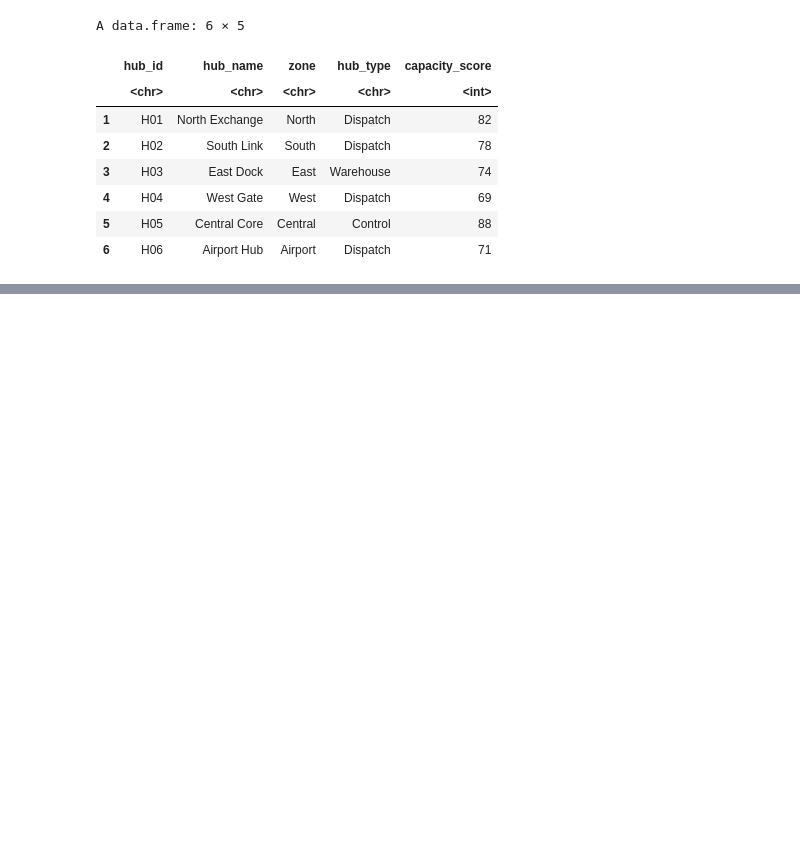
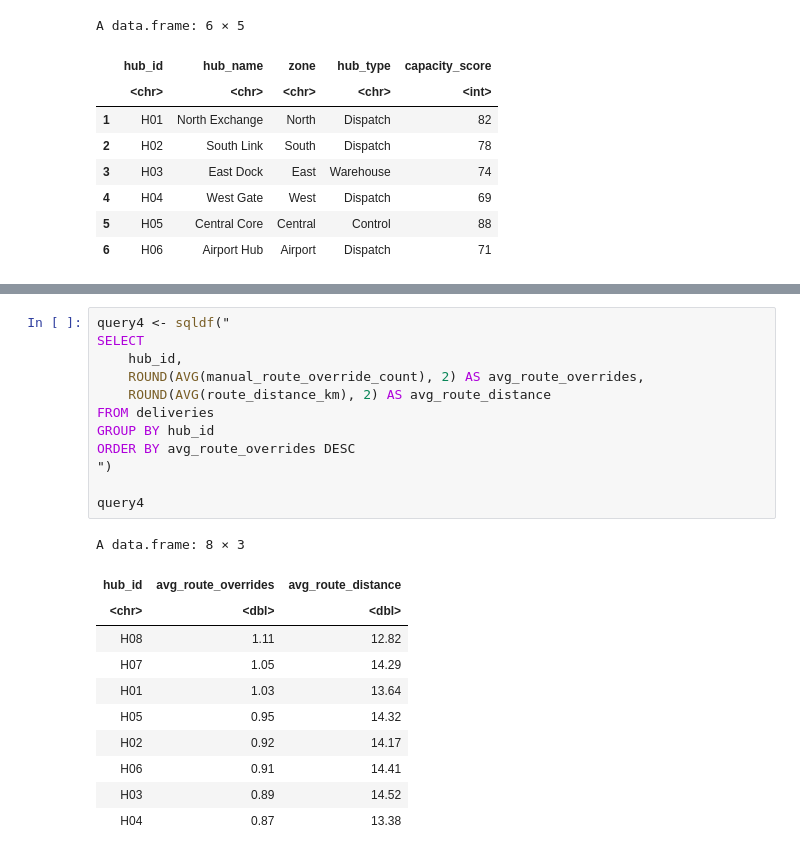
Before and after one commit to oshaajayaweera/Databases-and-Analytics, a Jupyter notebook: 01_SQL_in_R.ipynb, the cells around one changed output, grey strips where cells are left out. Saved outputs shown, nothing was run; the diff lists cells and outputs as text; blank space fills up the shorter version.

```diff
--- a/01_SQL_in_R.ipynb
+++ b/01_SQL_in_R.ipynb
@@ -88,0 +187,24 @@ A data.frame: 6 × 5
+# %%
+query4 <- sqldf("
+SELECT
+    hub_id,
+    ROUND(AVG(manual_route_override_count), 2) AS avg_route_overrides,
+    ROUND(AVG(route_distance_km), 2) AS avg_route_distance
+FROM deliveries
+GROUP BY hub_id
+ORDER BY avg_route_overrides DESC
+")
+
+query4
+# %% [output]
+A data.frame: 8 × 3
+| hub_id | avg_route_overrides | avg_route_distance |
+| <chr> | <dbl> | <dbl> |
+| H08 | 1.11 | 12.82 |
+| H07 | 1.05 | 14.29 |
+| H01 | 1.03 | 13.64 |
+| H05 | 0.95 | 14.32 |
+| H02 | 0.92 | 14.17 |
+| H06 | 0.91 | 14.41 |
+| H03 | 0.89 | 14.52 |
+| H04 | 0.87 | 13.38 |
```
Also changed, not shown: parts of 5 cells of this notebook.
